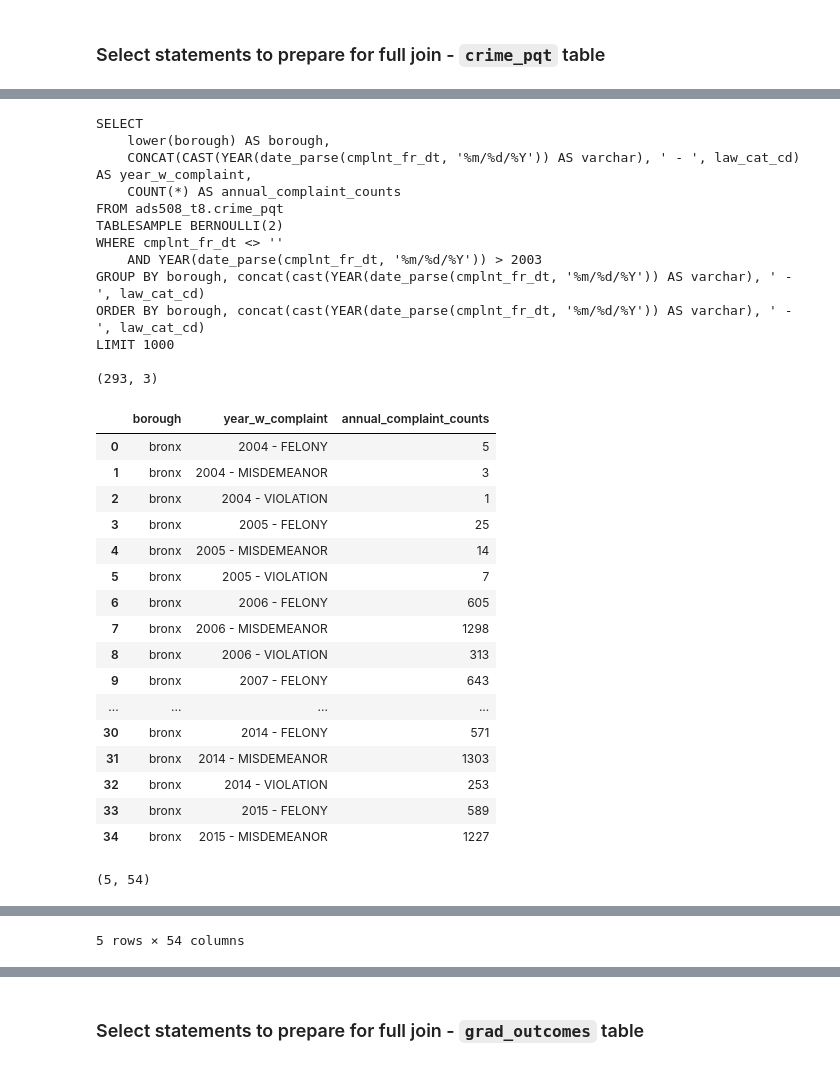
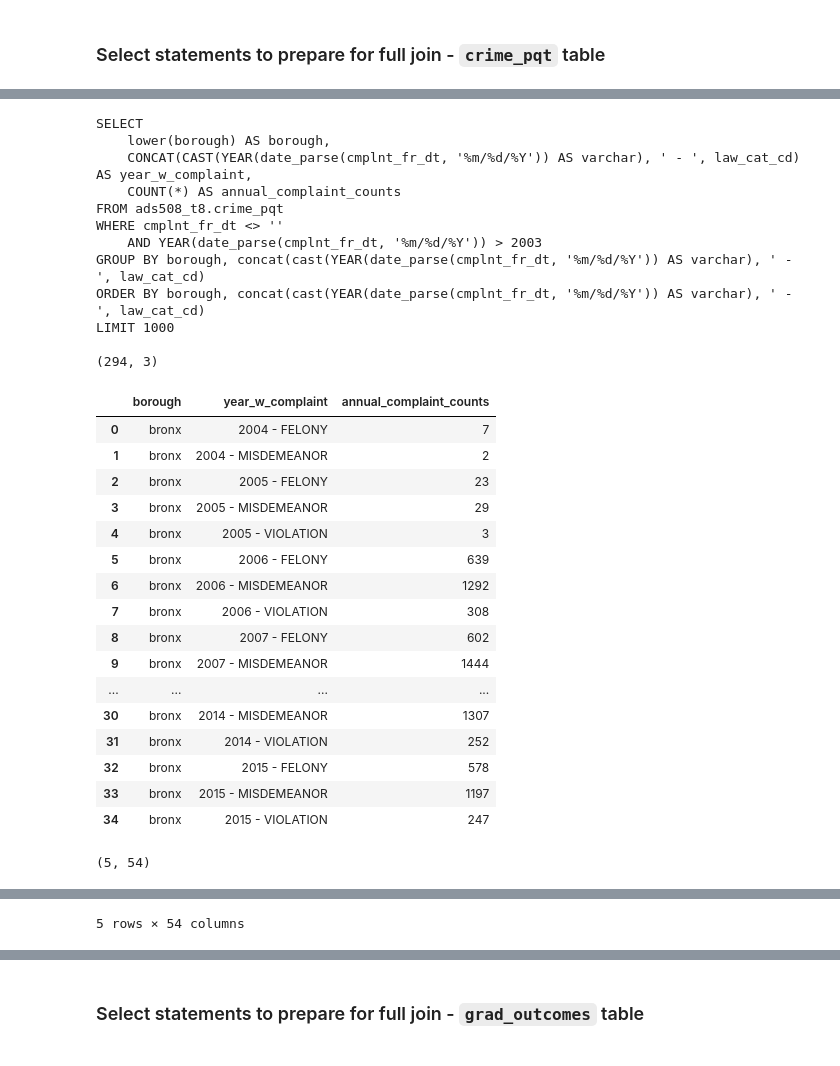
Before and after one commit to amcarr-ds/ML_modeling_using_AWS_proj, a Jupyter notebook: deliverables/03_Setup_Join_amc_v1.ipynb, the cells around one changed output, grey strips where cells are left out. Drawn from its saved outputs; the diff is of its cells as text; code cells hidden in the pictures.

```diff
--- a/deliverables/03_Setup_Join_amc_v1.ipynb
+++ b/deliverables/03_Setup_Join_amc_v1.ipynb
@@ -75,6 +75,6 @@ Stored 'setup_s3_bucket_passed' (bool)
 database_name = "ads508_t8"
 # %%
 # Set S3 staging directory -- this is a temporary directory used for Athena queries
-s3_staging_dir = f"s3://{bucket}/athena/staging"
+s3_staging_dir = f"s3://{def_bucket}/athena/staging"
 print(s3_staging_dir)
 # %% [output]
@@ -611,7 +609,6 @@ SELECT
     CONCAT(CAST(YEAR(date_parse(cmplnt_fr_dt, '%m/%d/%Y')) AS varchar), ' - ', law_cat_cd) AS year_w_complaint,
     COUNT(*) AS annual_complaint_counts
 FROM {database_name}.{cri_pqt_tbl_name}
-TABLESAMPLE BERNOULLI(2)
 WHERE cmplnt_fr_dt <> ''
     AND YEAR(date_parse(cmplnt_fr_dt, '%m/%d/%Y')) > 2003
 GROUP BY borough, concat(cast(YEAR(date_parse(cmplnt_fr_dt, '%m/%d/%Y')) AS varchar), ' - ', law_cat_cd)
@@ -622,51 +619,50 @@ LIMIT 1000
 # Display SQL statement
 print(cri_borough_year_type_stmnt01)
 
 # Run SQL statement against Athena table
 cri_borough_year_type_df01 = pd.read_sql(cri_borough_year_type_stmnt01,
                                    conn)
 # Display results
 print(cri_borough_year_type_df01.shape)
 display(cri_borough_year_type_df01.head(35))
 
 cri_borough_year_type_df02 = cri_borough_year_type_df01.pivot_table(index = 'borough',
                                                                     columns = 'year_w_complaint',
                                                                     values = 'annual_complaint_counts',
                                                                     aggfunc = 'sum',
                                                                     fill_value = 0)
 print(cri_borough_year_type_df02.shape)
 display(cri_borough_year_type_df02.head(35))
 # %% [output]
 SELECT
     lower(borough) AS borough,
     CONCAT(CAST(YEAR(date_parse(cmplnt_fr_dt, '%m/%d/%Y')) AS varchar), ' - ', law_cat_cd) AS year_w_complaint,
     COUNT(*) AS annual_complaint_counts
 FROM ads508_t8.crime_pqt
-TABLESAMPLE BERNOULLI(2)
 WHERE cmplnt_fr_dt <> ''
     AND YEAR(date_parse(cmplnt_fr_dt, '%m/%d/%Y')) > 2003
 GROUP BY borough, concat(cast(YEAR(date_parse(cmplnt_fr_dt, '%m/%d/%Y')) AS varchar), ' - ', law_cat_cd)
 ORDER BY borough, concat(cast(YEAR(date_parse(cmplnt_fr_dt, '%m/%d/%Y')) AS varchar), ' - ', law_cat_cd)
 LIMIT 1000
 
-(293, 3)
+(294, 3)
 |  | borough | year_w_complaint | annual_complaint_counts |
-| 0 | bronx | 2004 - FELONY | 5 |
-| 1 | bronx | 2004 - MISDEMEANOR | 3 |
-| 2 | bronx | 2004 - VIOLATION | 1 |
-| 3 | bronx | 2005 - FELONY | 25 |
-| 4 | bronx | 2005 - MISDEMEANOR | 14 |
-| 5 | bronx | 2005 - VIOLATION | 7 |
-| 6 | bronx | 2006 - FELONY | 605 |
-| 7 | bronx | 2006 - MISDEMEANOR | 1298 |
-| 8 | bronx | 2006 - VIOLATION | 313 |
-| 9 | bronx | 2007 - FELONY | 643 |
+| 0 | bronx | 2004 - FELONY | 7 |
+| 1 | bronx | 2004 - MISDEMEANOR | 2 |
+| 2 | bronx | 2005 - FELONY | 23 |
+| 3 | bronx | 2005 - MISDEMEANOR | 29 |
+| 4 | bronx | 2005 - VIOLATION | 3 |
+| 5 | bronx | 2006 - FELONY | 639 |
+| 6 | bronx | 2006 - MISDEMEANOR | 1292 |
+| 7 | bronx | 2006 - VIOLATION | 308 |
+| 8 | bronx | 2007 - FELONY | 602 |
+| 9 | bronx | 2007 - MISDEMEANOR | 1444 |
 | ... | ... | ... | ... |
-| 30 | bronx | 2014 - FELONY | 571 |
-| 31 | bronx | 2014 - MISDEMEANOR | 1303 |
-| 32 | bronx | 2014 - VIOLATION | 253 |
-| 33 | bronx | 2015 - FELONY | 589 |
-| 34 | bronx | 2015 - MISDEMEANOR | 1227 |
+| 30 | bronx | 2014 - MISDEMEANOR | 1307 |
+| 31 | bronx | 2014 - VIOLATION | 252 |
+| 32 | bronx | 2015 - FELONY | 578 |
+| 33 | bronx | 2015 - MISDEMEANOR | 1197 |
+| 34 | bronx | 2015 - VIOLATION | 247 |
 (5, 54)
 | year_w_complaint | 2004 - FELONY | 2004 - MISDEMEANOR | 2004 - VIOLATION | 2005 - FELONY | 2005 - MISDEMEANOR | ... |
 | borough |  |  |  |  |  | ... |
```
Also changed, not shown: parts of 9 cells of this notebook, 2 other files.
